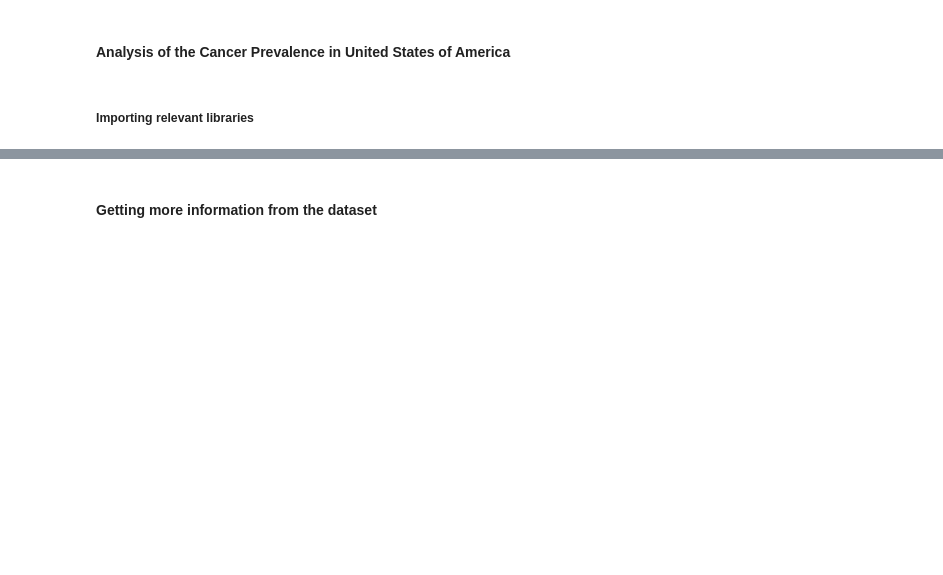
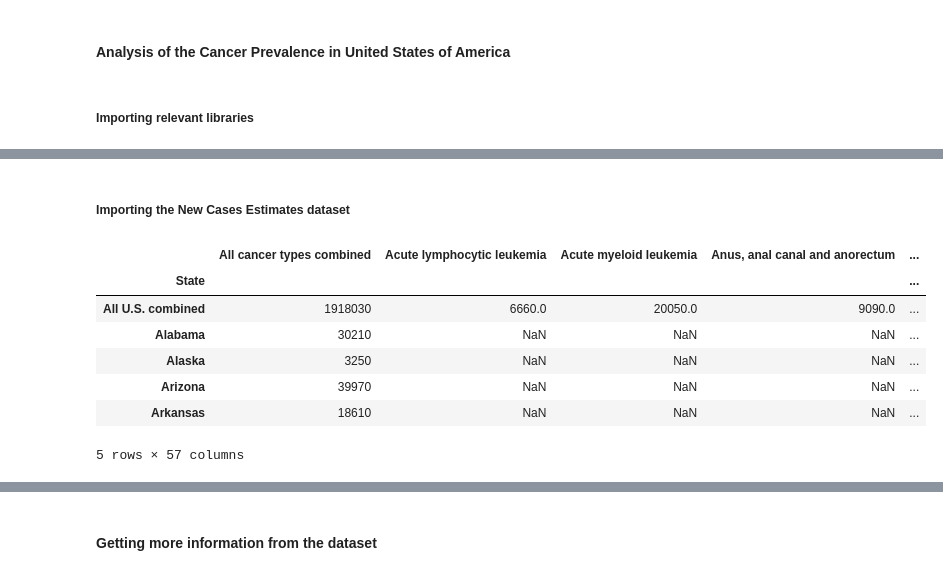
Before and after one commit to nderitu-ndegwa/DSFT14_Grp2_Wk5, a Jupyter notebook: python_notebook.ipynb, the cells around one changed output, grey strips where cells are left out. Drawn from its saved outputs; the diff is of its cells as text; code cells hidden in the pictures; blank space fills up the shorter version.

```diff
--- a/python_notebook.ipynb
+++ b/python_notebook.ipynb
@@ -34,0 +32,18 @@ df.head(10)
+# %% [markdown]
+##### Importing the New Cases Estimates dataset
+# %%
+new_case_estimates_df = pd.read_excel("NewCaseEstimates.xlsx", sheet_name =1,header = 6,index_col = 'State')
+new_case_estimates_df.drop(new_case_estimates.index[:5],inplace=True)
+
+# Displaying the first five records
+
+new_case_estimates_df.head(5)
+# %% [output]
+|  | All cancer types combined | Acute lymphocytic leukemia | Acute myeloid leukemia | Anus, anal canal and anorectum | ... |
+| State |  |  |  |  | ... |
+| All U.S. combined | 1918030 | 6660.0 | 20050.0 | 9090.0 | ... |
+| Alabama | 30210 | NaN | NaN | NaN | ... |
+| Alaska | 3250 | NaN | NaN | NaN | ... |
+| Arizona | 39970 | NaN | NaN | NaN | ... |
+| Arkansas | 18610 | NaN | NaN | NaN | ... |
+5 rows × 57 columns
```
Also changed, not shown: parts of 27 cells of this notebook, 3 other files.
